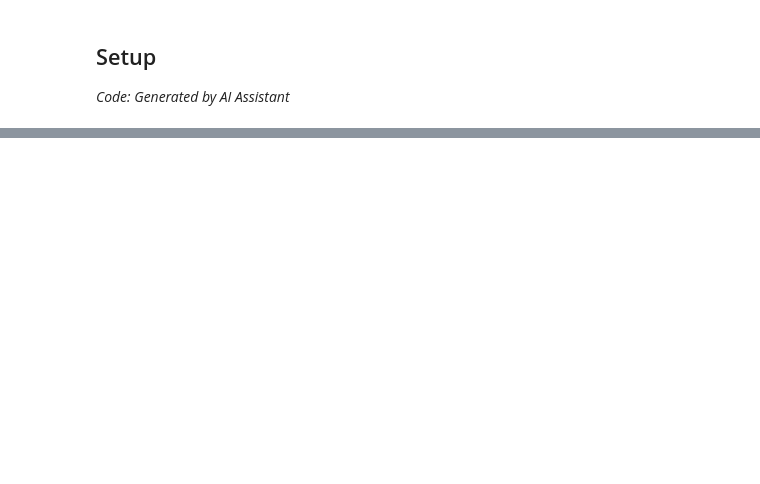
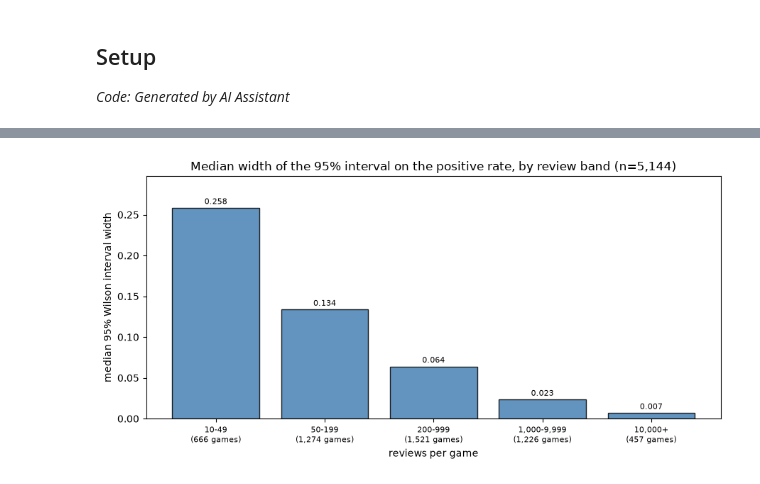
Before and after one commit to SinYang13/IS630, a Jupyter notebook: notebooks/06_aq5_review_reliability.ipynb, the cells around one changed output, grey strips where cells are left out. Cells and saved outputs as stored; diff of their text form; code cells hidden in the pictures; blank space fills up the shorter version.

```diff
--- a/notebooks/06_aq5_review_reliability.ipynb
+++ b/notebooks/06_aq5_review_reliability.ipynb
@@ -551,0 +270,14 @@ tables : ['06_aq5_bayes_summary.csv', '06_aq5_posterior_predictive.csv', '06_aq5
+# %%
+fig, ax = plt.subplots(figsize=(9, 4.5))
+bars = ax.bar(range(len(ci_table)), ci_table["median_wilson_width"], color="steelblue", edgecolor="black", alpha=0.85)
+ax.bar_label(bars, labels=[f"{w:.3f}" for w in ci_table["median_wilson_width"]], fontsize=8, padding=2)
+ax.set_xticks(range(len(ci_table)))
+ax.set_xticklabels([f"{b}\n({g:,} games)" for b, g in zip(ci_table.index, ci_table["games"])], fontsize=8)
+ax.set_xlabel("reviews per game"); ax.set_ylabel("median 95% Wilson interval width")
+ax.set_ylim(0, ci_table["median_wilson_width"].max() * 1.15)
+ax.set_title(f"Median width of the 95% interval on the positive rate, by review band (n={len(games):,})")
+plt.tight_layout()
+save_fig(fig, "06_aq5_wilson_width_by_band")
+plt.show()
+# %% [output]
+[figure, added]
```
Also changed, not shown: parts of 63 cells of this notebook, 30 other files.
